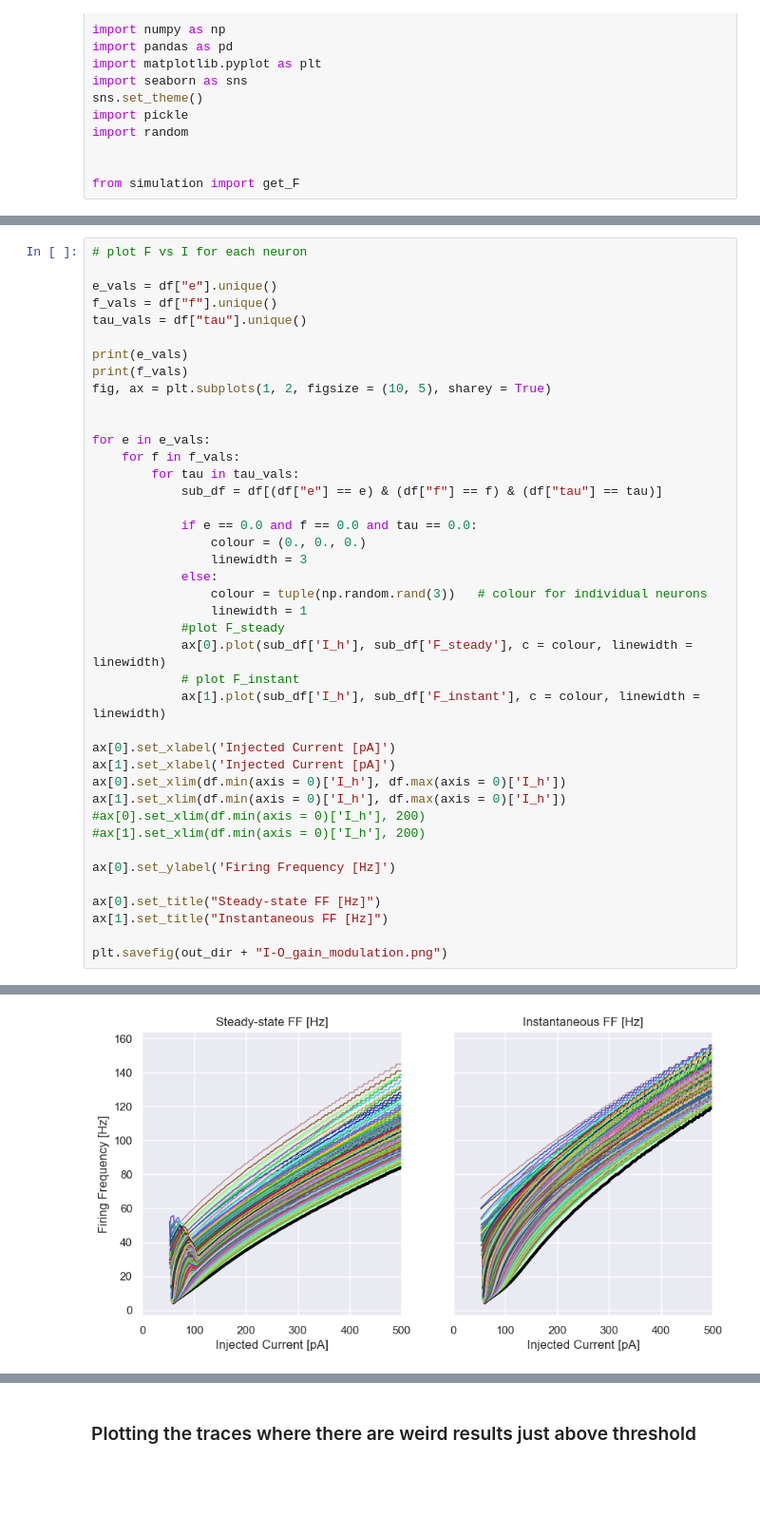
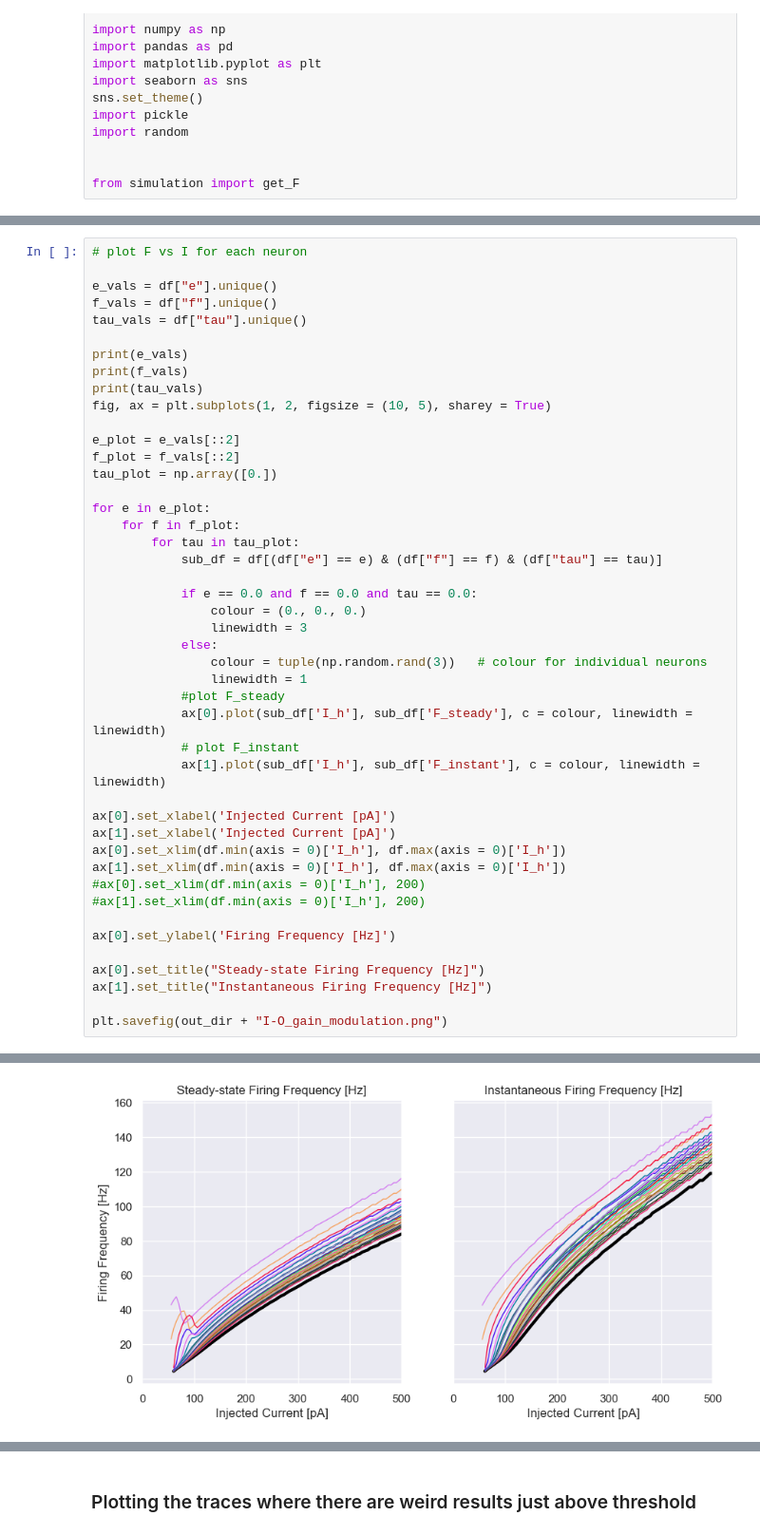
Before and after one commit to liammcs10/AQUA_project, a Jupyter notebook: bursting/plotting_gain.ipynb, the cells around one changed output, grey strips where cells are left out. Shown at 95% size. Cells and saved outputs as stored; diff of their text form; blank space fills up the shorter version.

Commit message:
Small tests on plotting_gain.ipynb

```diff
--- a/bursting/plotting_gain.ipynb
+++ b/bursting/plotting_gain.ipynb
@@ -62,12 +62,16 @@ tau_vals = df["tau"].unique()
 
 print(e_vals)
 print(f_vals)
+print(tau_vals)
 fig, ax = plt.subplots(1, 2, figsize = (10, 5), sharey = True)
 
+e_plot = e_vals[::2]
+f_plot = f_vals[::2]
+tau_plot = np.array([0.])
 
-for e in e_vals:
-    for f in f_vals:
-        for tau in tau_vals:
+for e in e_plot:
+    for f in f_plot:
+        for tau in tau_plot:
             sub_df = df[(df["e"] == e) & (df["f"] == f) & (df["tau"] == tau)]
 
             if e == 0.0 and f == 0.0 and tau == 0.0:
@@ -90,8 +94,8 @@ ax[1].set_xlim(df.min(axis = 0)['I_h'], df.max(axis = 0)['I_h'])
 
 ax[0].set_ylabel('Firing Frequency [Hz]')
 
-ax[0].set_title("Steady-state FF [Hz]")
-ax[1].set_title("Instantaneous FF [Hz]")
+ax[0].set_title("Steady-state Firing Frequency [Hz]")
+ax[1].set_title("Instantaneous Firing Frequency [Hz]")
 
 plt.savefig(out_dir + "I-O_gain_modulation.png")
 # %% [output]
@@ -103,4 +108,4 @@ plt.savefig(out_dir + "I-O_gain_modulation.png")
-[figure, old version]
+[figure, new version]
 # %%
 # plot heatmap of F-steady/instant versus autapse current and delay...
 
```
Also changed, not shown: parts of 7 cells of this notebook.
